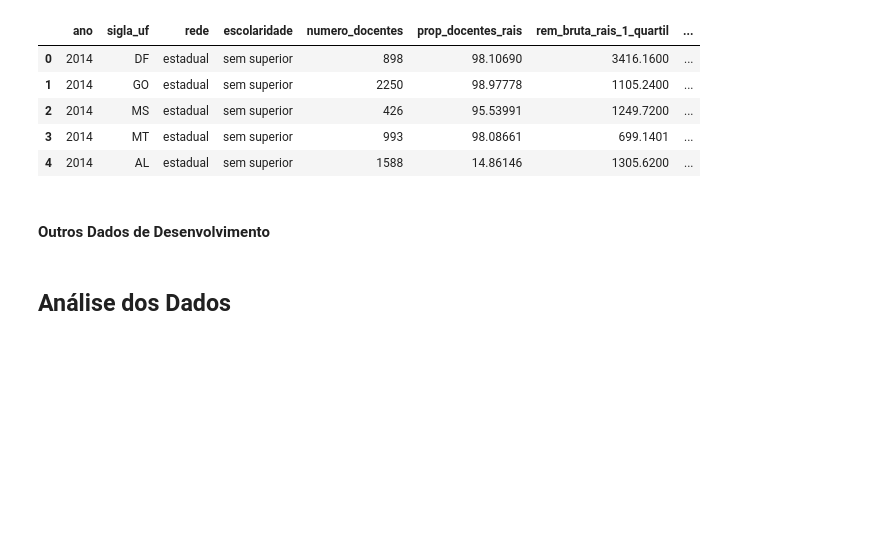
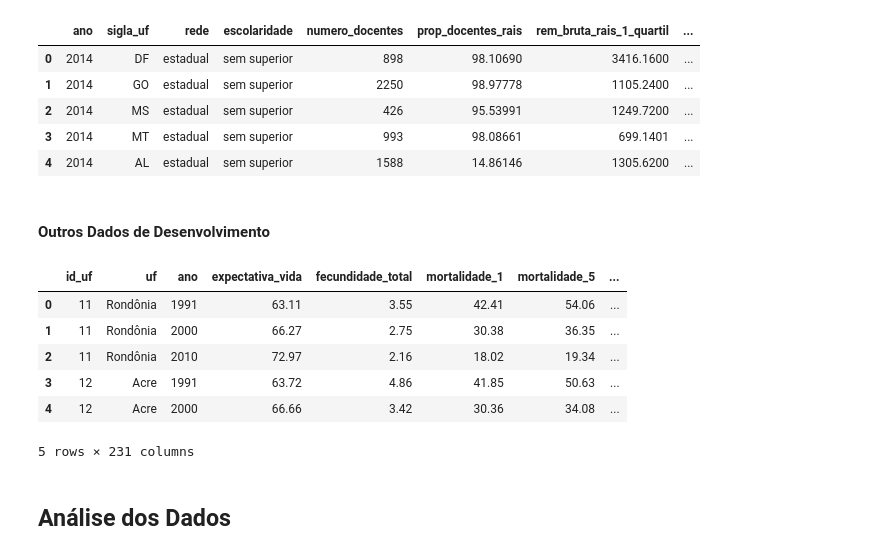
Before and after one commit to viniciuslettieri/analytica, a Jupyter notebook: Educacao_Brasileira/educacao_brasileira.ipynb, the cells around one changed output. Drawn from its saved outputs; the diff is of its cells as text; code cells hidden in the pictures; blank space fills up the shorter version.

```diff
--- a/Educacao_Brasileira/educacao_brasileira.ipynb
+++ b/Educacao_Brasileira/educacao_brasileira.ipynb
@@ -48,6 +48,17 @@ df_remuneracao.head()
 # %%
 # querybd = "SELECT * FROM `basedosdados.mundo_onu_adh.estados`"
 # bd.download(query=querybd, savepath="dados_adh_estados", billing_project_id="projeto-analytica-314611")
+# %%
+df_adh = pd.read_csv("dados_adh_estados")
+df_adh.head()
+# %% [output]
+|  | id_uf | uf | ano | expectativa_vida | fecundidade_total | mortalidade_1 | mortalidade_5 | ... |
+| 0 | 11 | Rondônia | 1991 | 63.11 | 3.55 | 42.41 | 54.06 | ... |
+| 1 | 11 | Rondônia | 2000 | 66.27 | 2.75 | 30.38 | 36.35 | ... |
+| 2 | 11 | Rondônia | 2010 | 72.97 | 2.16 | 18.02 | 19.34 | ... |
+| 3 | 12 | Acre | 1991 | 63.72 | 4.86 | 41.85 | 50.63 | ... |
+| 4 | 12 | Acre | 2000 | 66.66 | 3.42 | 30.36 | 34.08 | ... |
+5 rows × 231 columns
 # %% [markdown]
 ## Análise dos Dados
 # %%
```
Also changed, not shown: parts of 36 cells of this notebook.
